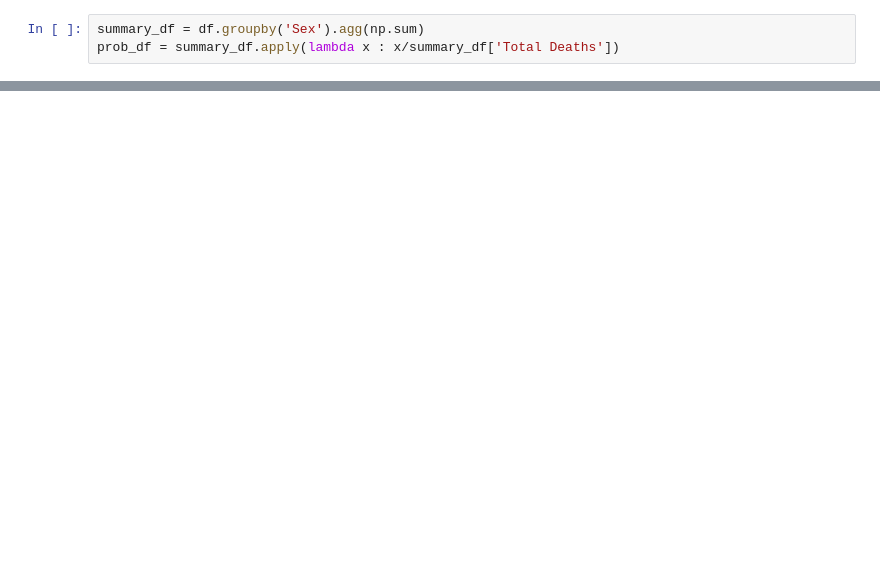
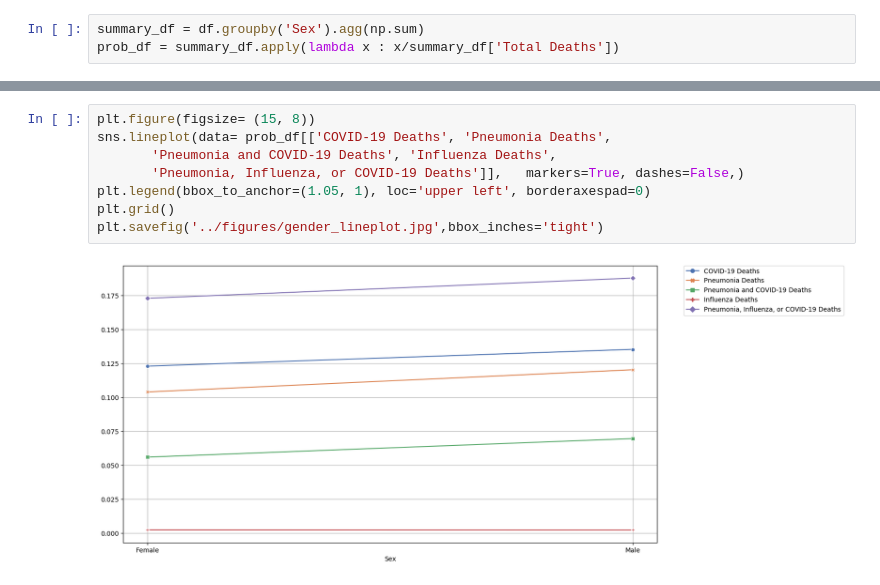
Before and after one commit to aditya-chichani/Covid-ICU-Bed-Allocation-System, a Jupyter notebook: 3036386807_3036383856_3037444215/analysis/data-processing.ipynb, the cells around one changed output, grey strips where cells are left out. Saved outputs shown, nothing was run; the diff lists cells and outputs as text; blank space fills up the shorter version.

Commit message:
Added figures

```diff
--- a/3036386807_3036383856_3037444215/analysis/data-processing.ipynb
+++ b/3036386807_3036383856_3037444215/analysis/data-processing.ipynb
@@ -31,0 +35,10 @@ sns.lineplot(data= prob_df[])
+# %%
+plt.figure(figsize= (15, 8))
+sns.lineplot(data= prob_df[['COVID-19 Deaths', 'Pneumonia Deaths',
+       'Pneumonia and COVID-19 Deaths', 'Influenza Deaths',
+       'Pneumonia, Influenza, or COVID-19 Deaths']],   markers=True, dashes=False,)
+plt.legend(bbox_to_anchor=(1.05, 1), loc='upper left', borderaxespad=0)
+plt.grid()
+plt.savefig('../figures/gender_lineplot.jpg',bbox_inches='tight')
+# %% [output]
+[figure, added]
```
Also changed, not shown: parts of 15 cells of this notebook, 3 other files.
